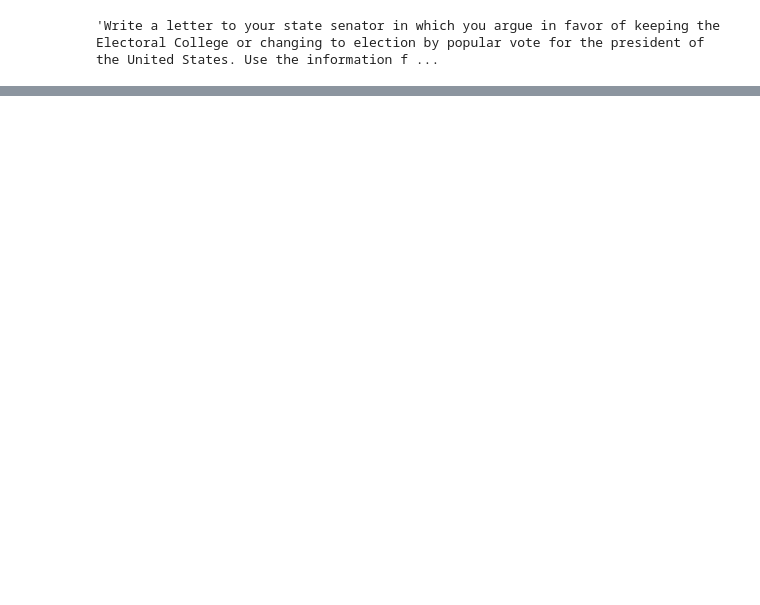
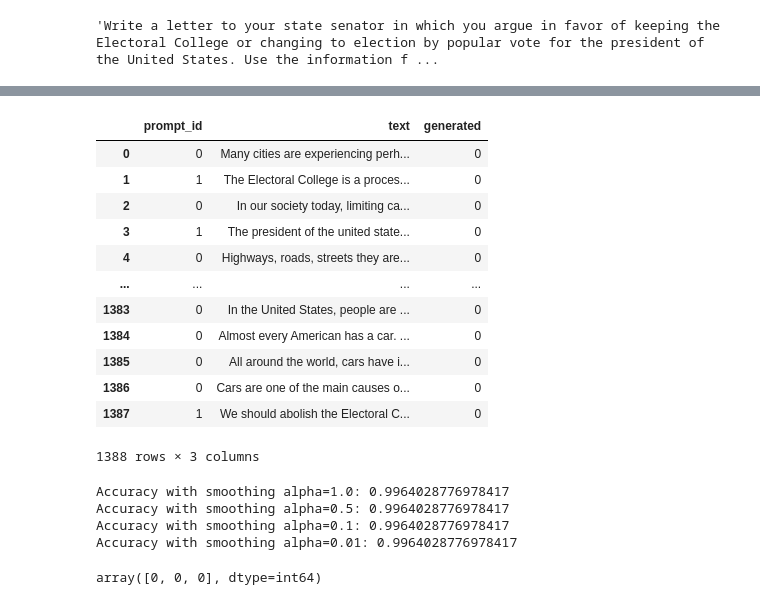
Before and after one commit to TejaswiniSeeram/llm_data_mining, a Jupyter notebook: Final.ipynb, the cells around one changed output, grey strips where cells are left out. Saved outputs shown, nothing was run; the diff lists cells and outputs as text; code cells hidden in the pictures; blank space fills up the shorter version.

```diff
--- a/Final.ipynb
+++ b/Final.ipynb
@@ -164,0 +215,73 @@ len(l1)
+# %%
+## Shuffling the dataset
+final_df = final_df.sample(frac=1).reset_index(drop=True)
+final_df
+# %% [output]
+|  | prompt_id | text | generated |
+| 0 | 0 | Many cities are experiencing perh... | 0 |
+| 1 | 1 | The Electoral College is a proces... | 0 |
+| 2 | 0 | In our society today, limiting ca... | 0 |
+| 3 | 1 | The president of the united state... | 0 |
+| 4 | 0 | Highways, roads, streets they are... | 0 |
+| ... | ... | ... | ... |
+| 1383 | 0 | In the United States, people are ... | 0 |
+| 1384 | 0 | Almost every American has a car. ... | 0 |
+| 1385 | 0 | All around the world, cars have i... | 0 |
+| 1386 | 0 | Cars are one of the main causes o... | 0 |
+| 1387 | 1 | We should abolish the Electoral C... | 0 |
+1388 rows × 3 columns
+# %%
+## Creating the model without the original dataset
+
+train_df, dev_df = train_test_split(final_df, test_size=0.2, random_state=42)
+
+# Build a vocabulary
+vectorizer = CountVectorizer(min_df=5)  # omit words occurring less than five times
+X_train = vectorizer.fit_transform(train_df['text'])
+vocabulary = vectorizer.get_feature_names_out()
+
+# Reverse index
+reverse_index = {word: idx for idx, word in enumerate(vocabulary)}
+
+# Calculate probabilities
+total_documents = len(train_df)
+class_counts = train_df['generated'].value_counts()
+
+# P[word]
+word_occurrence_prob = np.array(X_train.sum(axis=0) / total_documents).flatten()
+
+# P[word | LLM]
+llm_documents = train_df[train_df['generated'] == 1]
+llm_word_occurrence_prob = np.array(X_train[train_df['generated'] == 1].sum(axis=0) / class_counts[1]).flatten()
+
+# Build the LLM model
+model2 = MultinomialNB()
+model2.fit(X_train, train_df['generated'])
+
+# Predict on development set
+X_dev = vectorizer.transform(dev_df['text'])
+predictions = model2.predict(X_dev)
+
+# Calculate accuracy on the development set
+accuracy = accuracy_score(dev_df['generated'], predictions)
+
+# Experiments with smoothing
+smoothing_values = [1.0, 0.5, 0.1, 0.01]
+for alpha in smoothing_values:
+    model2 = MultinomialNB(alpha=alpha)
+    model2.fit(X_train, train_df['generated'])
+    predictions = model2.predict(X_dev)
+    accuracy = accuracy_score(dev_df['generated'], predictions)
+    print(f'Accuracy with smoothing alpha={alpha}: {accuracy}')
+
+# Derive Top 10 words that predict each class
+top_words_llm = model2.feature_log_prob_[1].argsort()[-10:][::-1]
+top_words_human = model2.feature_log_prob_[0].argsort()[-10:][::-1]
+
+top_words_llm = [vocabulary[idx] for idx in top_words_llm]
+top_words_human = [vocabulary[idx] for idx in top_words_human]
+# %% [output]
+Accuracy with smoothing alpha=1.0: 0.9964028776978417
+Accuracy with smoothing alpha=0.5: 0.9964028776978417
+Accuracy with smoothing alpha=0.1: 0.9964028776978417
+Accuracy with smoothing alpha=0.01: 0.9964028776978417
@@ -164,0 +294,4 @@ len(l1)
+# %%
+predictions_test
+# %% [output]
+array([0, 0, 0], dtype=int64)
```
Also changed, not shown: parts of 10 cells of this notebook.
